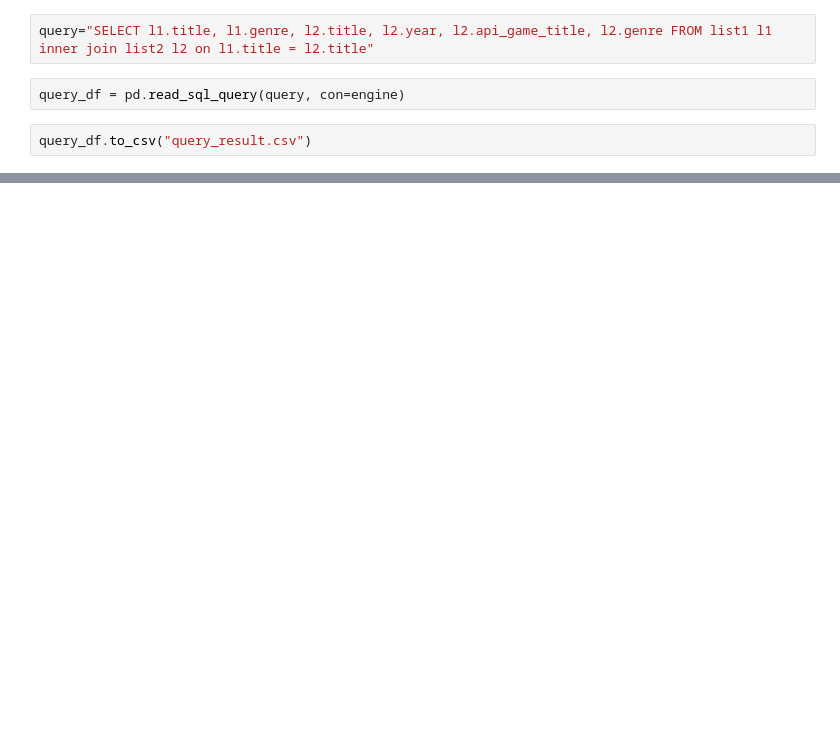
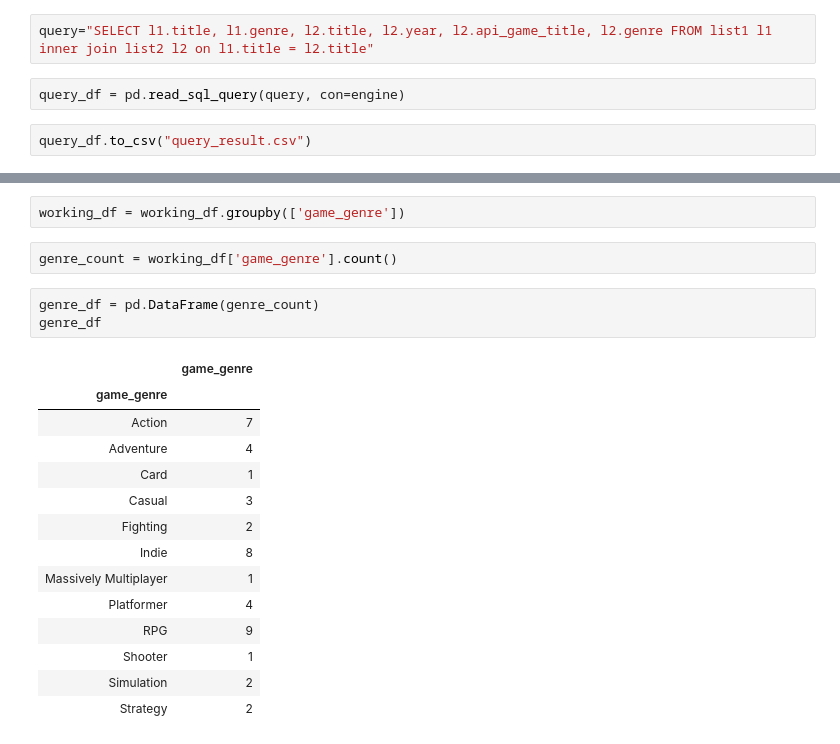
Before and after one commit to pcaudilla/ETL-Project, a Jupyter notebook: anime-etl/anime_list.ipynb, the cells around one changed output, grey strips where cells are left out. Saved outputs shown, nothing was run; the diff lists cells and outputs as text; blank space fills up the shorter version.

```diff
--- a/anime-etl/anime_list.ipynb
+++ b/anime-etl/anime_list.ipynb
@@ -413,0 +461,22 @@ query_df
+# %%
+working_df = working_df.groupby(['game_genre'])
+# %%
+genre_count = working_df['game_genre'].count()
+# %%
+genre_df = pd.DataFrame(genre_count)
+genre_df
+# %% [output]
+|  | game_genre |
+| game_genre |  |
+| Action | 7 |
+| Adventure | 4 |
+| Card | 1 |
+| Casual | 3 |
+| Fighting | 2 |
+| Indie | 8 |
+| Massively Multiplayer | 1 |
+| Platformer | 4 |
+| RPG | 9 |
+| Shooter | 1 |
+| Simulation | 2 |
+| Strategy | 2 |
```
Also changed, not shown: parts of 7 cells of this notebook.
